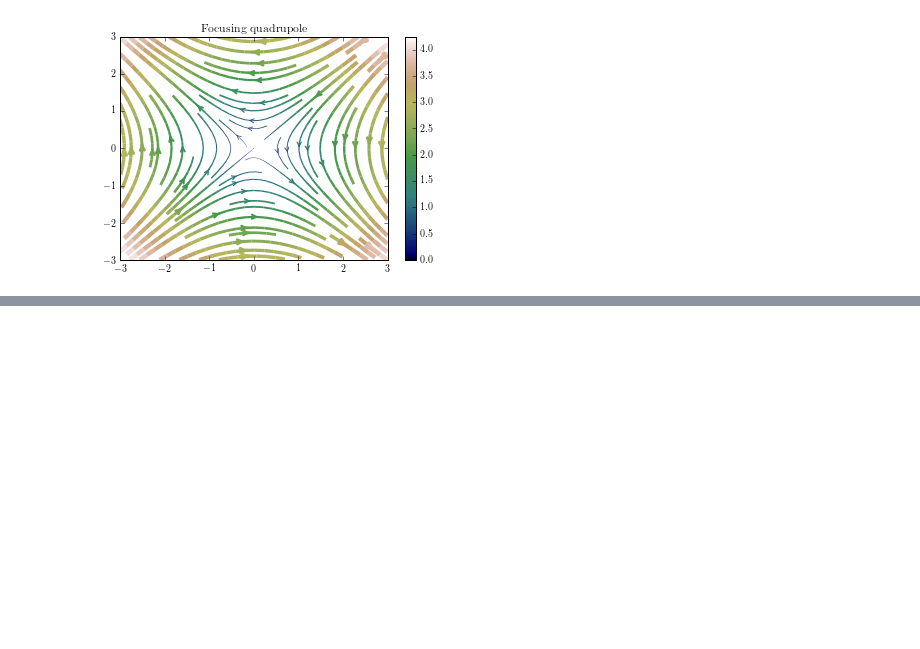
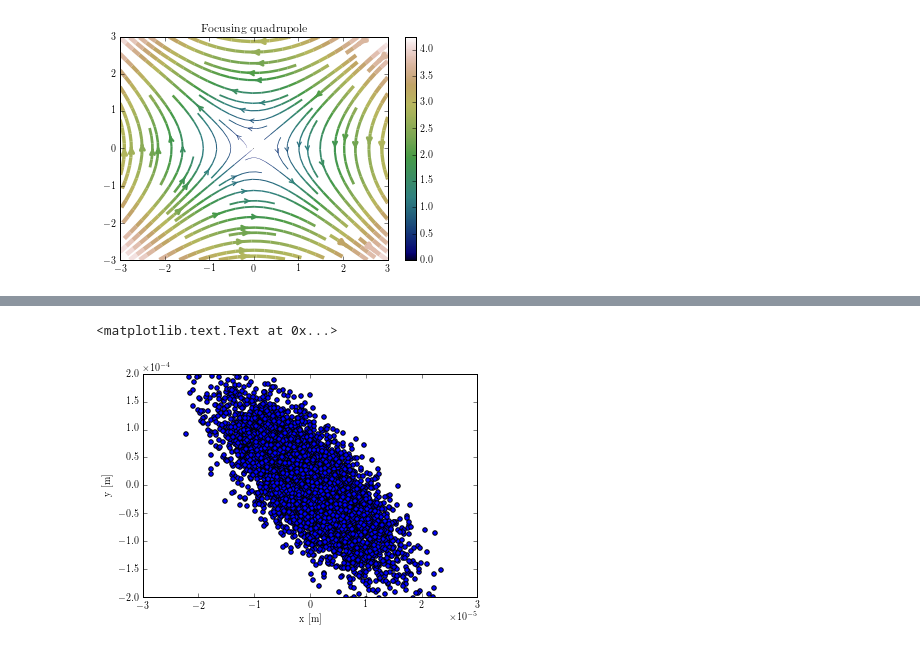
Before and after one commit to jfwagner/Toolkit, a Jupyter notebook: notebooks/magnets.ipynb, the cells around one changed output, grey strips where cells are left out. Drawn from its saved outputs; the diff is of its cells as text; code cells hidden in the pictures; blank space fills up the shorter version.

```diff
--- a/notebooks/magnets.ipynb
+++ b/notebooks/magnets.ipynb
@@ -271,0 +402,23 @@ plt.show(plot3)
+# %%
+# FOCUSING QUADRUPOLE
+l = 1.5  # m
+k_1 = 5  # m^-2
+f = 1 / (k_1*l)
+
+# Not stable motion with these parameters, but useful to see the effect
+
+a = np.divide(x,f)
+
+x_f = x
+xp_f = xp - a
+
+plt.scatter(x_f, xp_f)
+plt.ylim([-2e-4, 2e-4])
+plt.xlim([-3e-5, 3e-5])
+plt.ticklabel_format(style='sci',axis='x',scilimits=(0,0))
+plt.ticklabel_format(style='sci',axis='y',scilimits=(0,0))
+plt.xlabel('x [m]')
+plt.ylabel('y [m]')
+# %% [output]
+<matplotlib.text.Text at 0x...>
+[figure, added]
```
Also changed, not shown: parts of 7 cells of this notebook, 2 other files.
